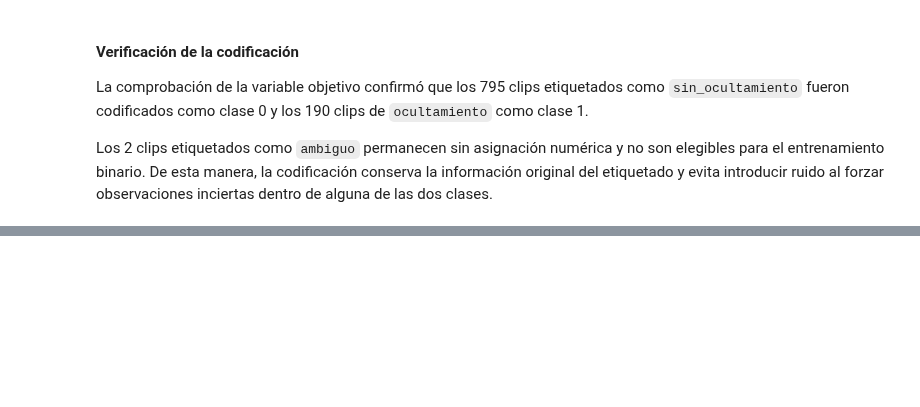
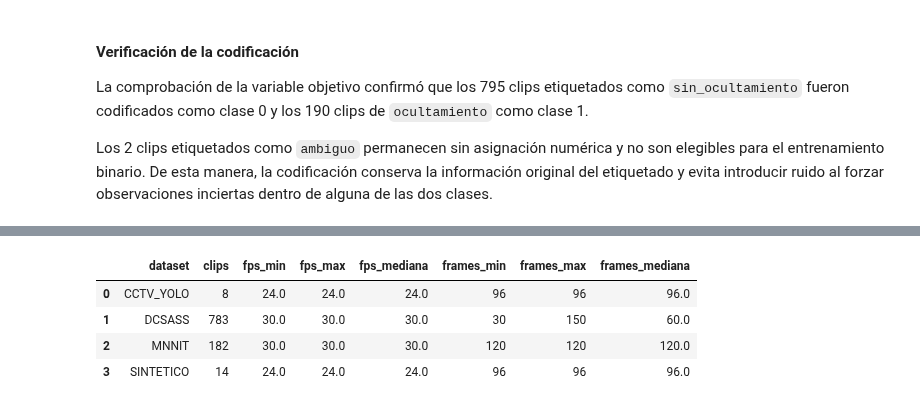
Before and after one commit to joseluistinajero/MNA---Proyecto-Integrador, a Jupyter notebook: Notebooks/Avance2_Equipo41.ipynb, the cells around one changed output, grey strips where cells are left out. Cells and saved outputs as stored; diff of their text form; code cells hidden in the pictures; blank space fills up the shorter version.

```diff
--- a/Notebooks/Avance2_Equipo41.ipynb
+++ b/Notebooks/Avance2_Equipo41.ipynb
@@ -446,0 +603,33 @@ Por estas razones, variables como `dataset` y `duracion_real_s` se conservarán
+# %%
+df_temporal_fuente = df[
+    ["nombre_clip", "dataset"]
+].merge(
+    df_temporal[
+        ["nombre_clip", "fps", "num_frames"]
+    ],
+    on="nombre_clip",
+    how="left"
+)
+
+resumen_temporal_fuente = (
+    df_temporal_fuente
+    .groupby("dataset")
+    .agg(
+        clips=("nombre_clip", "count"),
+        fps_min=("fps", "min"),
+        fps_max=("fps", "max"),
+        fps_mediana=("fps", "median"),
+        frames_min=("num_frames", "min"),
+        frames_max=("num_frames", "max"),
+        frames_mediana=("num_frames", "median"),
+    )
+    .reset_index()
+)
+
+resumen_temporal_fuente
+# %% [output]
+|  | dataset | clips | fps_min | fps_max | fps_mediana | frames_min | frames_max | frames_mediana |
+| 0 | CCTV_YOLO | 8 | 24.0 | 24.0 | 24.0 | 96 | 96 | 96.0 |
+| 1 | DCSASS | 783 | 30.0 | 30.0 | 30.0 | 30 | 150 | 60.0 |
+| 2 | MNNIT | 182 | 30.0 | 30.0 | 30.0 | 120 | 120 | 120.0 |
+| 3 | SINTETICO | 14 | 24.0 | 24.0 | 24.0 | 96 | 96 | 96.0 |
```
Also changed, not shown: parts of 57 cells of this notebook.
